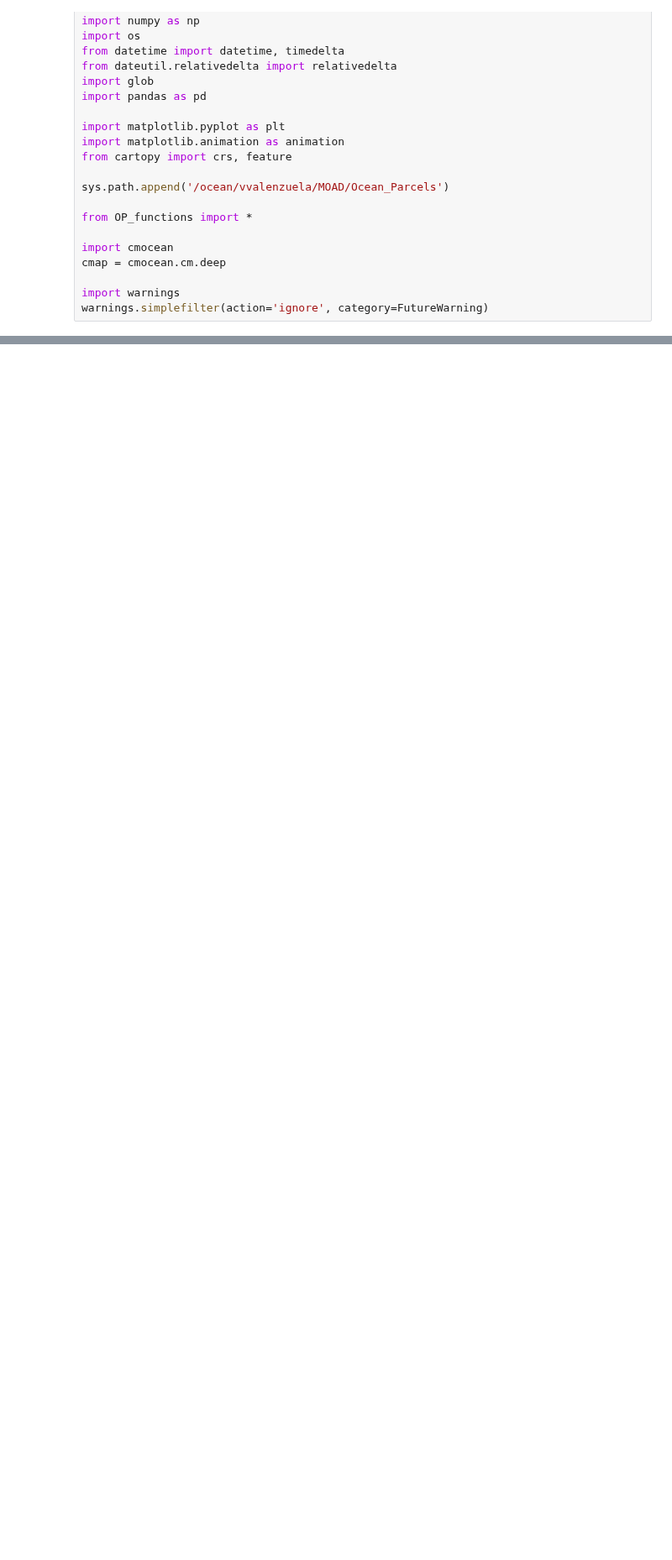
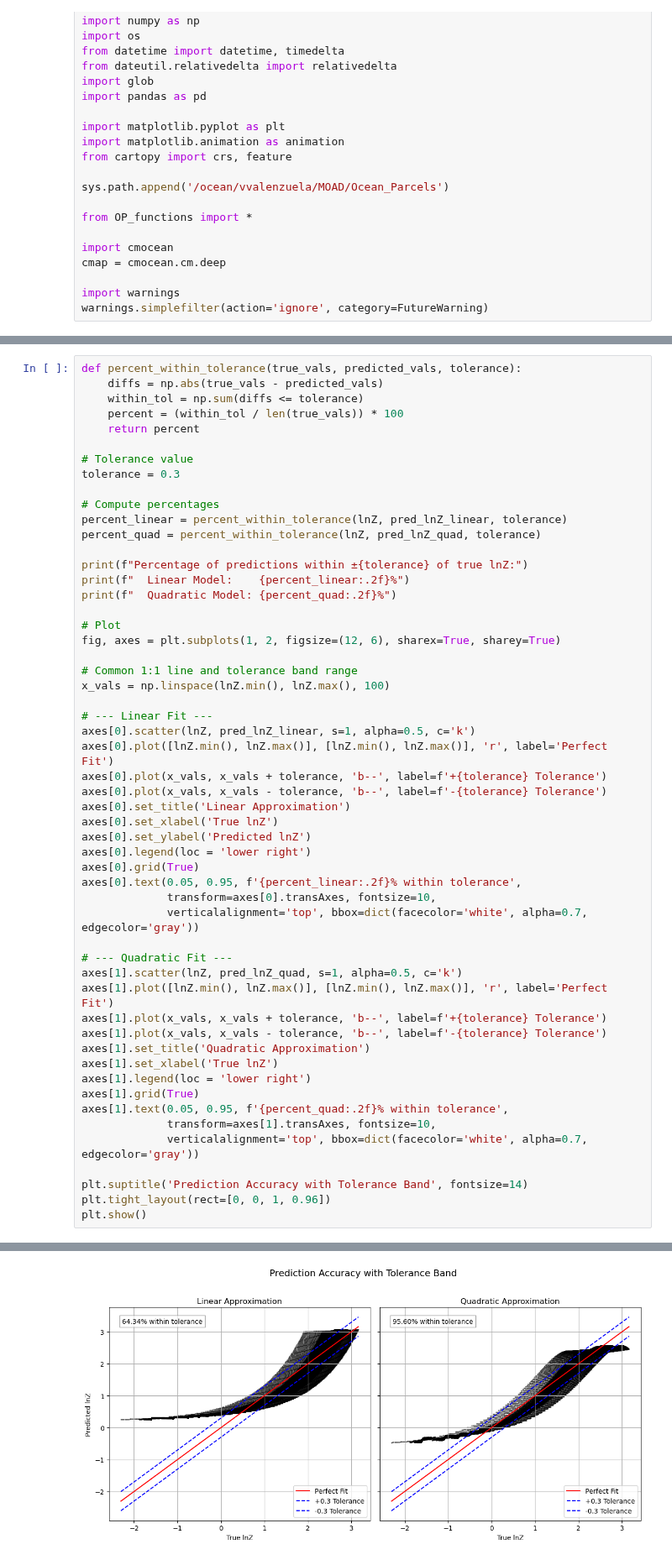
Before and after one commit to SalishSeaCast/analysis-vicente, a Jupyter notebook: Ocean_Parcels/drafts/PBDE_runs/test_params/log_and_ssh.ipynb, the cells around one changed output, grey strips where cells are left out. Shown at 84% size. Drawn from its saved outputs; the diff is of its cells as text; blank space fills up the shorter version.

```diff
--- a/Ocean_Parcels/drafts/PBDE_runs/test_params/log_and_ssh.ipynb
+++ b/Ocean_Parcels/drafts/PBDE_runs/test_params/log_and_ssh.ipynb
@@ -58,0 +128,55 @@ SSH, UV_H = np.meshgrid(ssh,uv_h)
+# %%
+def percent_within_tolerance(true_vals, predicted_vals, tolerance):
+    diffs = np.abs(true_vals - predicted_vals)
+    within_tol = np.sum(diffs <= tolerance)
+    percent = (within_tol / len(true_vals)) * 100
+    return percent
+
+# Tolerance value
+tolerance = 0.3
+
+# Compute percentages
+percent_linear = percent_within_tolerance(lnZ, pred_lnZ_linear, tolerance)
+percent_quad = percent_within_tolerance(lnZ, pred_lnZ_quad, tolerance)
+
+print(f"Percentage of predictions within ±{tolerance} of true lnZ:")
+print(f"  Linear Model:    {percent_linear:.2f}%")
+print(f"  Quadratic Model: {percent_quad:.2f}%")
+
+# Plot
+fig, axes = plt.subplots(1, 2, figsize=(12, 6), sharex=True, sharey=True)
+
+# Common 1:1 line and tolerance band range
+x_vals = np.linspace(lnZ.min(), lnZ.max(), 100)
+
+# --- Linear Fit ---
+axes[0].scatter(lnZ, pred_lnZ_linear, s=1, alpha=0.5, c='k')
+axes[0].plot([lnZ.min(), lnZ.max()], [lnZ.min(), lnZ.max()], 'r', label='Perfect Fit')
+axes[0].plot(x_vals, x_vals + tolerance, 'b--', label=f'+{tolerance} Tolerance')
+axes[0].plot(x_vals, x_vals - tolerance, 'b--', label=f'-{tolerance} Tolerance')
+axes[0].set_title('Linear Approximation')
+axes[0].set_xlabel('True lnZ')
+axes[0].set_ylabel('Predicted lnZ')
+axes[0].legend(loc = 'lower right')
+axes[0].grid(True)
+axes[0].text(0.05, 0.95, f'{percent_linear:.2f}% within tolerance',
+             transform=axes[0].transAxes, fontsize=10,
+             verticalalignment='top', bbox=dict(facecolor='white', alpha=0.7, edgecolor='gray'))
+
+# --- Quadratic Fit ---
+axes[1].scatter(lnZ, pred_lnZ_quad, s=1, alpha=0.5, c='k')
+axes[1].plot([lnZ.min(), lnZ.max()], [lnZ.min(), lnZ.max()], 'r', label='Perfect Fit')
+axes[1].plot(x_vals, x_vals + tolerance, 'b--', label=f'+{tolerance} Tolerance')
+axes[1].plot(x_vals, x_vals - tolerance, 'b--', label=f'-{tolerance} Tolerance')
+axes[1].set_title('Quadratic Approximation')
+axes[1].set_xlabel('True lnZ')
+axes[1].legend(loc = 'lower right')
+axes[1].grid(True)
+axes[1].text(0.05, 0.95, f'{percent_quad:.2f}% within tolerance',
+             transform=axes[1].transAxes, fontsize=10,
+             verticalalignment='top', bbox=dict(facecolor='white', alpha=0.7, edgecolor='gray'))
+
+plt.suptitle('Prediction Accuracy with Tolerance Band', fontsize=14)
+plt.tight_layout(rect=[0, 0, 1, 0.96])
+plt.show()
+# %% [output]
@@ -58,0 +186 @@ SSH, UV_H = np.meshgrid(ssh,uv_h)
+[figure, added]
```
Also changed, not shown: parts of 46 cells of this notebook, 7 other files.
